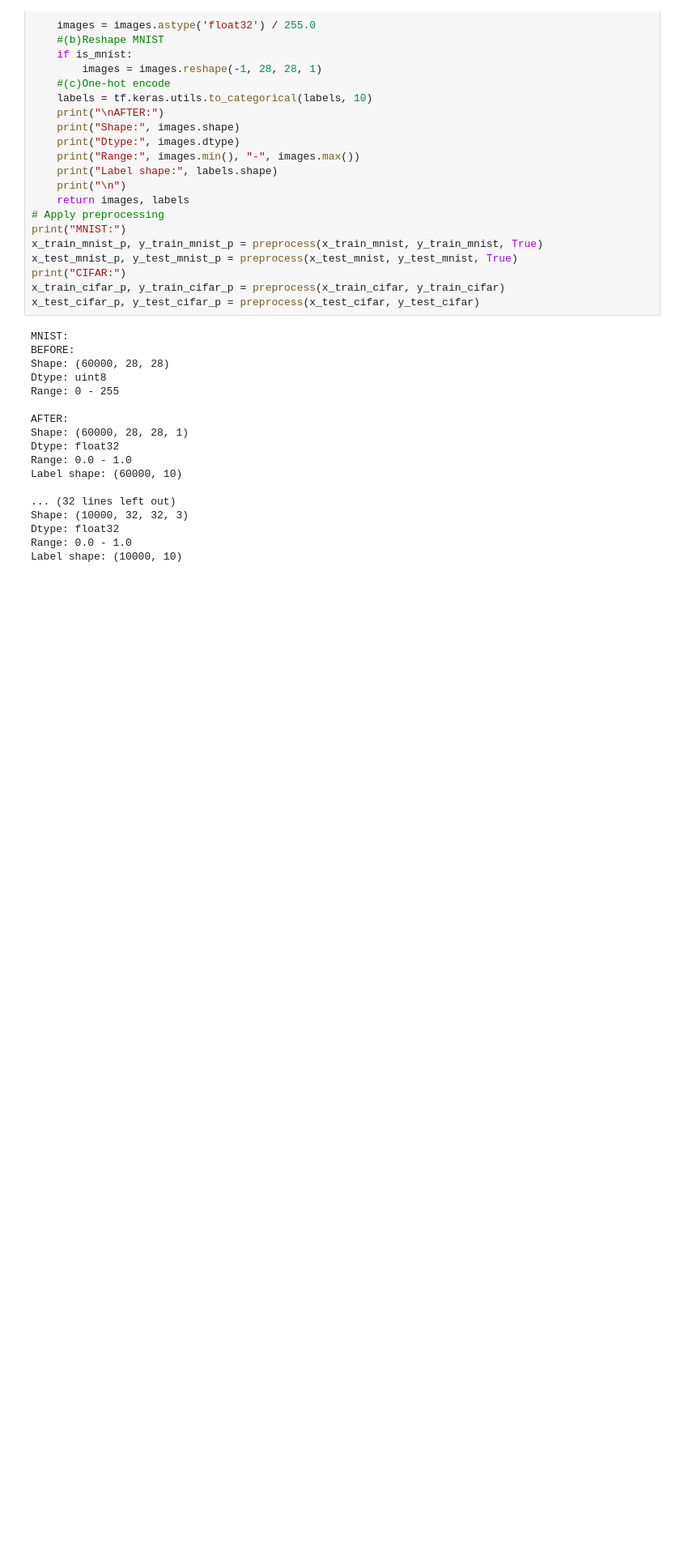
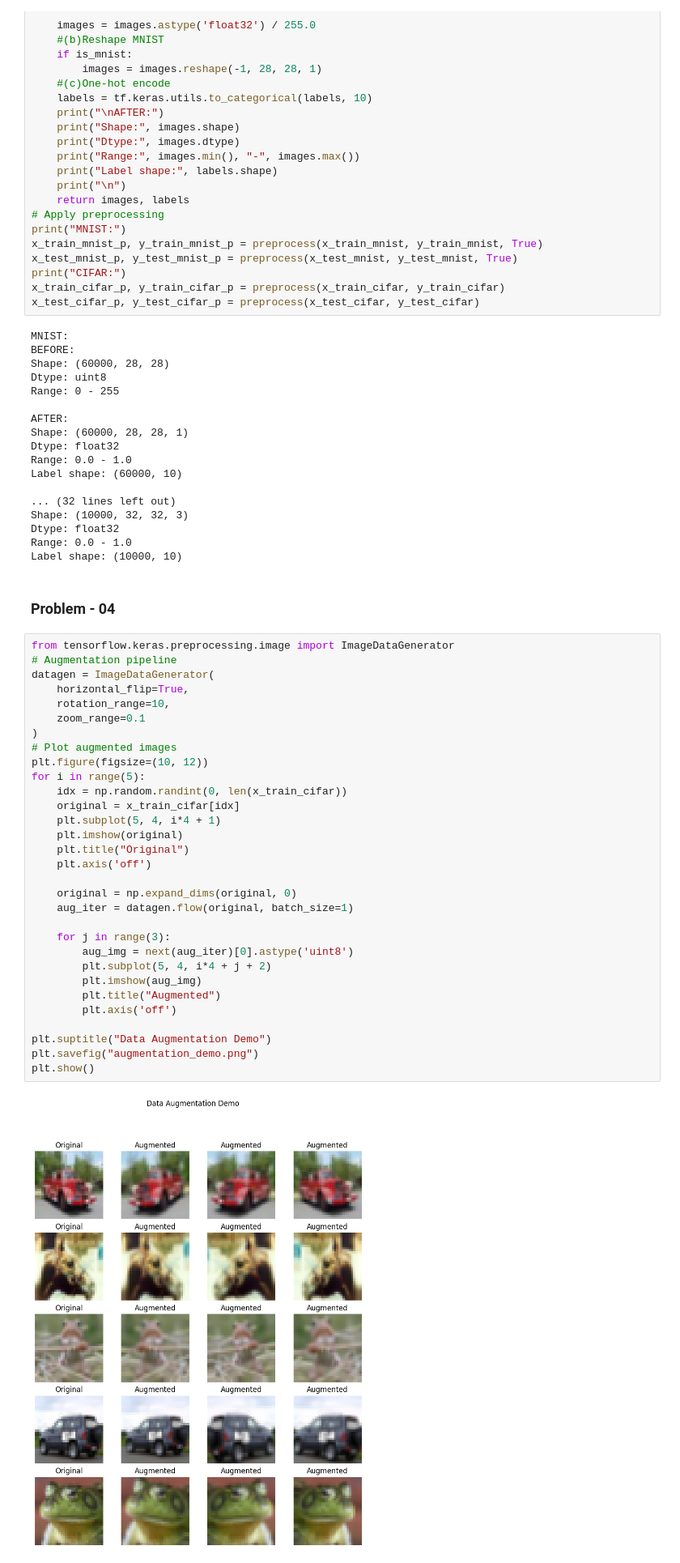
Before and after one commit to ratnesh44/cnn, a Jupyter notebook: Untitled0.ipynb, the cells around one changed output. Shown at 81% size. Saved outputs shown, nothing was run; the diff lists cells and outputs as text; blank space fills up the shorter version.

Commit message:
Added data augmentation pipeline and visualization for CIFAR-10

```diff
--- a/Untitled0.ipynb
+++ b/Untitled0.ipynb
@@ -200,3 +200,38 @@ Shape: (10000, 32, 32, 3)
 Dtype: float32
 Range: 0.0 - 1.0
 Label shape: (10000, 10)
+# %% [markdown]
+### Problem - 04
+# %%
+from tensorflow.keras.preprocessing.image import ImageDataGenerator
+# Augmentation pipeline
+datagen = ImageDataGenerator(
+    horizontal_flip=True,
+    rotation_range=10,
+    zoom_range=0.1
+)
+# Plot augmented images
+plt.figure(figsize=(10, 12))
+for i in range(5):
+    idx = np.random.randint(0, len(x_train_cifar))
+    original = x_train_cifar[idx]
+    plt.subplot(5, 4, i*4 + 1)
+    plt.imshow(original)
+    plt.title("Original")
+    plt.axis('off')
+
+    original = np.expand_dims(original, 0)
+    aug_iter = datagen.flow(original, batch_size=1)
+
+    for j in range(3):
+        aug_img = next(aug_iter)[0].astype('uint8')
+        plt.subplot(5, 4, i*4 + j + 2)
+        plt.imshow(aug_img)
+        plt.title("Augmented")
+        plt.axis('off')
+
+plt.suptitle("Data Augmentation Demo")
+plt.savefig("augmentation_demo.png")
+plt.show()
+# %% [output]
+[figure, added]
```
Also changed, not shown: parts of 7 cells of this notebook.
